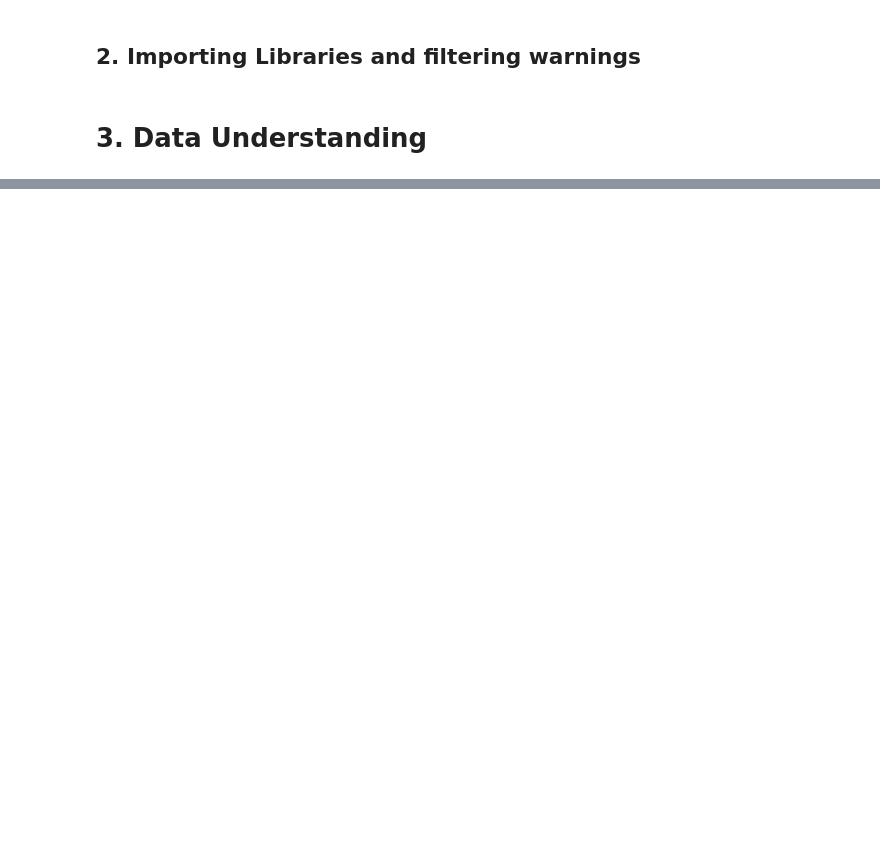
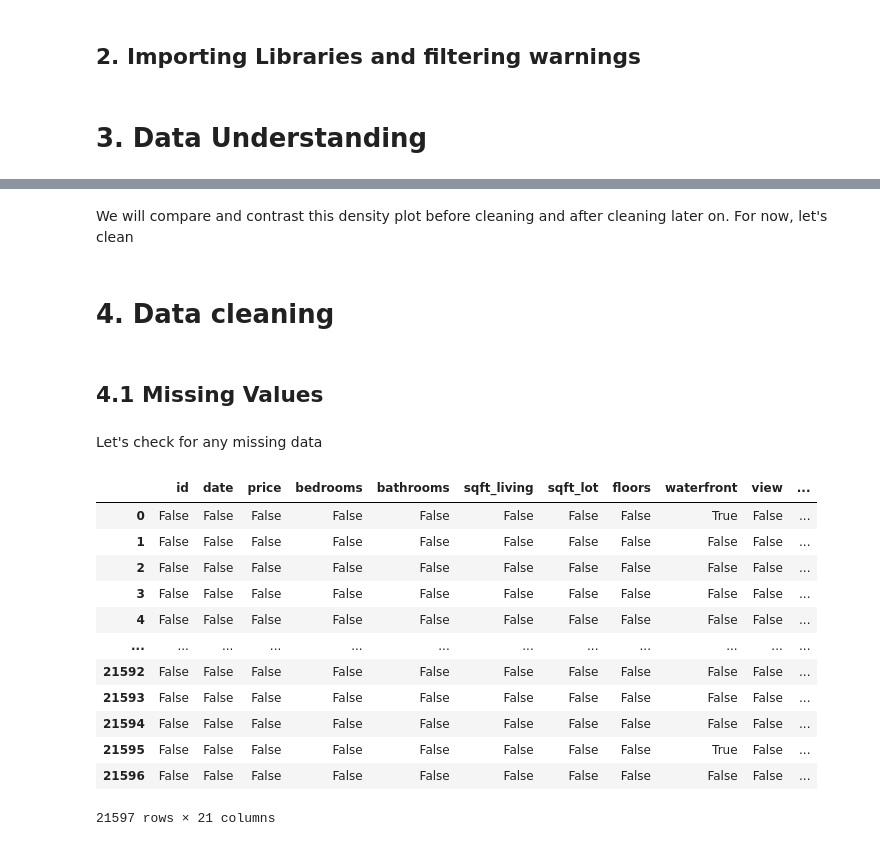
Before and after one commit to MuchiriKinyua/Real-Estate-Management-System, a Jupyter notebook: student.ipynb, the cells around one changed output, grey strips where cells are left out. Drawn from its saved outputs; the diff is of its cells as text; code cells hidden in the pictures; blank space fills up the shorter version.

```diff
--- a/student.ipynb
+++ b/student.ipynb
@@ -39,0 +106,25 @@ warnings.filterwarnings("ignore")
+# %% [markdown]
+We will compare and contrast this density plot before cleaning and after cleaning later on. </br>
+For now, let's clean
+# %% [markdown]
+# 4. Data cleaning
+# %% [markdown]
+## 4.1 Missing Values
+# %% [markdown]
+Let's check for any missing data
+# %%
+data.isna()
+# %% [output]
+|  | id | date | price | bedrooms | bathrooms | sqft_living | sqft_lot | floors | waterfront | view | ... |
+| 0 | False | False | False | False | False | False | False | False | True | False | ... |
+| 1 | False | False | False | False | False | False | False | False | False | False | ... |
+| 2 | False | False | False | False | False | False | False | False | False | False | ... |
+| 3 | False | False | False | False | False | False | False | False | False | False | ... |
+| 4 | False | False | False | False | False | False | False | False | False | False | ... |
+| ... | ... | ... | ... | ... | ... | ... | ... | ... | ... | ... | ... |
+| 21592 | False | False | False | False | False | False | False | False | False | False | ... |
+| 21593 | False | False | False | False | False | False | False | False | False | False | ... |
+| 21594 | False | False | False | False | False | False | False | False | False | False | ... |
+| 21595 | False | False | False | False | False | False | False | False | True | False | ... |
+| 21596 | False | False | False | False | False | False | False | False | False | False | ... |
+21597 rows × 21 columns
```
Also changed, not shown: parts of 43 cells of this notebook.
